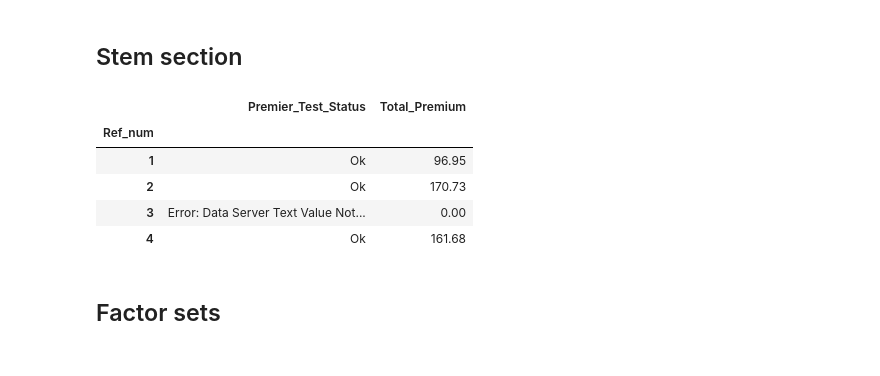
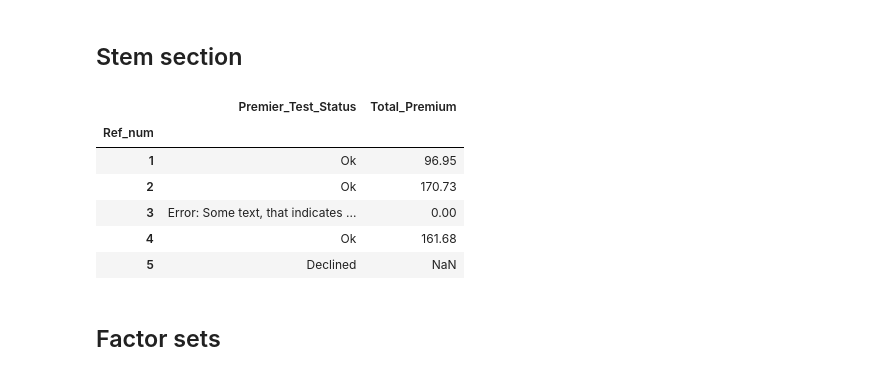
Before and after one commit to A-Breeze/premierconverter, a Jupyter notebook: development/compiled/data-conversion-challenge-202004.ipynb, the cells around one changed output. Cells and saved outputs as stored; diff of their text form; code cells hidden in the pictures.

```diff
--- a/development/compiled/data-conversion-challenge-202004.ipynb
+++ b/development/compiled/data-conversion-challenge-202004.ipynb
@@ -90,6 +94,6 @@ Capturing full package environment spec
 # %%
 # Configuration variables
-if on_kaggle:
+if ON_KAGGLE:
     raw_data_folder_path = Path('/kaggle/input') / 'dummy-premier-data-raw'
 else:
     import proj_config
@@ -145,8 +153,8 @@ pf_sep = ' '
 # %%
 # Input file location
-in_filepath = raw_data_folder_path / 'minimal01_input.csv'
+in_filepath = raw_data_folder_path / 'minimal_input_adj.csv'
 
-# Checks the file exists and is an Excel file
+# Checks the file exists and has a recognised extension
 in_filepath = Path(in_filepath)
 if not in_filepath.is_file():
     raise FileNotFoundError(
@@ -154,10 +162,10 @@ if not in_filepath.is_file():
         f"\n\t'{in_filepath.absolute()}'"
         "\n\tCannot read the input data"
     )
-if not in_filepath.suffix.lower() in accepted_file_extensions:
+if not in_filepath.suffix.lower() in ACCEPTED_FILE_EXTENSIONS:
     warnings.warn(
         f"in_filepath: The input file extension '{in_filepath.suffix}' "
-        f"is not one of the recognised file extensions {accepted_file_extensions}"
+        f"is not one of the recognised file extensions {ACCEPTED_FILE_EXTENSIONS}"
     )
 print("Correct: Input file exists and has a recognised extension")
 # %% [output]
@@ -300,9 +267,0 @@ def trim_na_cols(df):
-# %%
-# Set unwanted values to NaN
-# and remove surplus columns (with all missing values) from the right.
-# Re-cast columns to numeric if possible.
-df_trimmed = df_raw.apply(
-    set_na_after_val, match_val=raw_struct['stop_row_at'], axis=1
-).pipe(trim_na_cols).apply(pd.to_numeric, errors='ignore')
-
-df_trimmed.head()
@@ -316,0 +268,15 @@ df_trimmed.head()
+# %%
+# Convert to DataFrame
+with warnings.catch_warnings():
+    # Ignore dtype warnings at this point, because we check them later on (after casting)
+    warnings.filterwarnings(
+        "ignore", message='.*Specify dtype option on import or set low_memory=False',
+        category=pd.errors.DtypeWarning,
+    )
+    with io.StringIO('\n'.join(in_lines_trunc_df[0])) as in_lines_trunc_stream:
+        df_trimmed = pd.read_csv(
+            in_lines_trunc_stream, header=None, index_col=0, sep=INPUT_SEPARATOR,
+            names=range(in_lines_trunc_df[0].str.count(INPUT_SEPARATOR).max() + 1),
+        ).rename_axis(index=PCon.ROW_ID_NAME)
+
+df_trimmed.head()
@@ -336,22 +317,23 @@ if not (
 # %%
 # Get the stem section of columns
 df_stem = df_trimmed.iloc[
-    :, raw_struct['stem']['chosen_cols']
+    :, RAW_STRUCT['stem']['chosen_cols']
 ].pipe(  # Rename the columns
     lambda df: df.rename(columns=dict(zip(
         df.columns,
-        raw_struct['stem']['col_names']
+        RAW_STRUCT['stem']['col_names']
     )))
 )
 
 df_stem.head()
 # %% [output]
 |  | Premier_Test_Status | Total_Premium |
 | Ref_num |  |  |
 | 1 | Ok | 96.95 |
 | 2 | Ok | 170.73 |
-| 3 | Error: Data Server Text Value Not... | 0.00 |
+| 3 | Error: Some text, that indicates ... | 0.00 |
 | 4 | Ok | 161.68 |
+| 5 | Declined | NaN |
 # %%
 # Checks
 if not (
```
Also changed, not shown: parts of 38 cells of this notebook, 4 other files.
